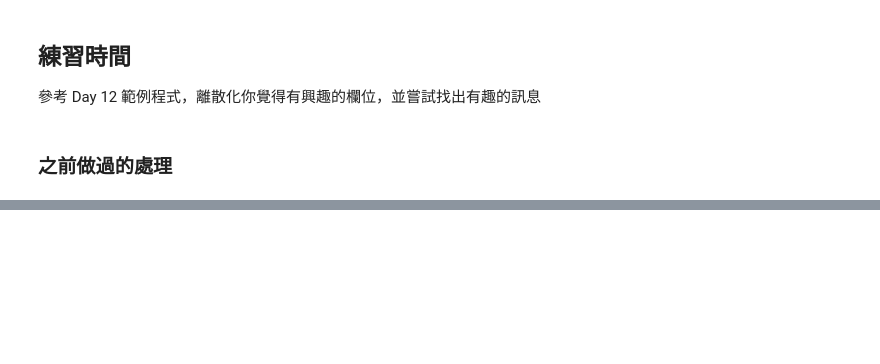
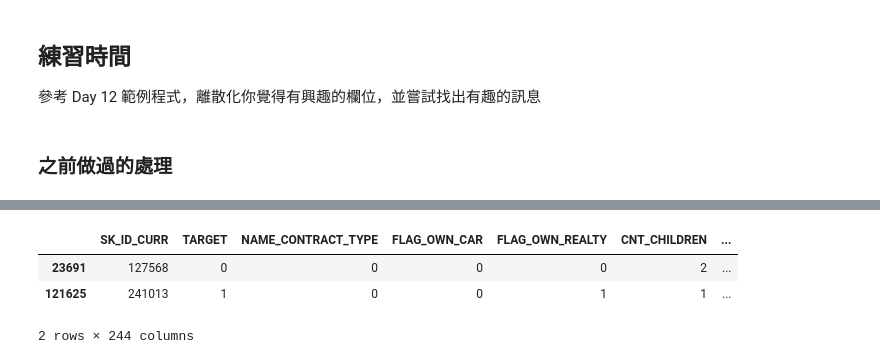
Before and after one commit to mwlaix/ML100-Days, a Jupyter notebook: homework/Day_013_HW.ipynb, the cells around one changed output, grey strips where cells are left out. Drawn from its saved outputs; the diff is of its cells as text; code cells hidden in the pictures; blank space fills up the shorter version.

```diff
--- a/homework/Day_013_HW.ipynb
+++ b/homework/Day_013_HW.ipynb
@@ -113,0 +93,9 @@ Text(0,0.5,'Days Employed')
+# %%
+#app_train[app_train['DAYS_EMPLOYED'] == 365243]
+days_employed = app_train[app_train['DAYS_EMPLOYED'] == 0]
+days_employed.head()
+# %% [output]
+|  | SK_ID_CURR | TARGET | NAME_CONTRACT_TYPE | FLAG_OWN_CAR | FLAG_OWN_REALTY | CNT_CHILDREN | ... |
+| 23691 | 127568 | 0 | 0 | 0 | 0 | 2 | ... |
+| 121625 | 241013 | 1 | 0 | 0 | 1 | 1 | ... |
+2 rows × 244 columns
```
Also changed, not shown: parts of 10 cells of this notebook.
